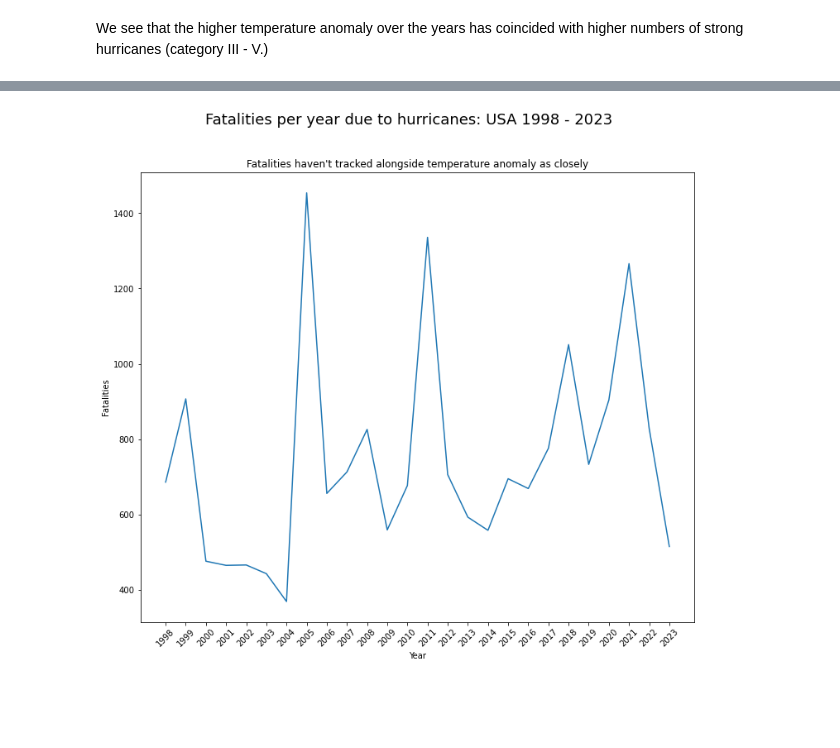
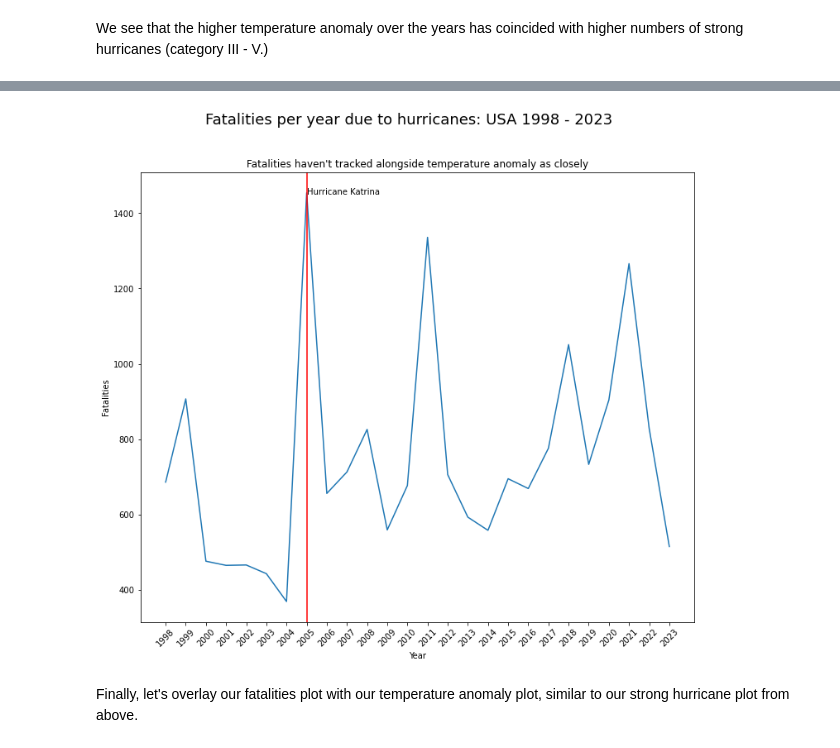
Before and after one commit to andrewbowen19/storiesDATA608, a Jupyter notebook: _build/jupyter_execute/story5.ipynb, the cells around one changed output, grey strips where cells are left out. Cells and saved outputs as stored; diff of their text form; code cells hidden in the pictures; blank space fills up the shorter version.

```diff
--- a/_build/jupyter_execute/story5.ipynb
+++ b/_build/jupyter_execute/story5.ipynb
@@ -295,14 +296,18 @@ deaths_per_year = fatalities.groupby("year")['year'].count()
 # %%
 # Plot fatalities per year
 f, ax = plt.subplots(figsize=(12, 10))
 ax.plot(deaths_per_year.index, deaths_per_year.values)
 
 ax.set_xticklabels(deaths_per_year.index, rotation=45)
 ax.set_xlabel("Year")
 ax.set_ylabel("Fatalities")
+ax.axvline("2005", c="r")
+ax.text("2005", 1450, "Hurricane Katrina")
 f.suptitle("Fatalities per year due to hurricanes: USA 1998 - 2023", fontsize=18)
 ax.set_title("Fatalities haven't tracked alongside temperature anomaly as closely")
 
 plt.show()
 # %% [output]
-[figure, old version]
+[figure, new version]
+# %% [markdown]
+Finally, let's overlay our fatalities plot with our temperature anomaly plot, similar to our strong hurricane plot from above.
```
Also changed, not shown: parts of 12 cells of this notebook, 11 other files.
